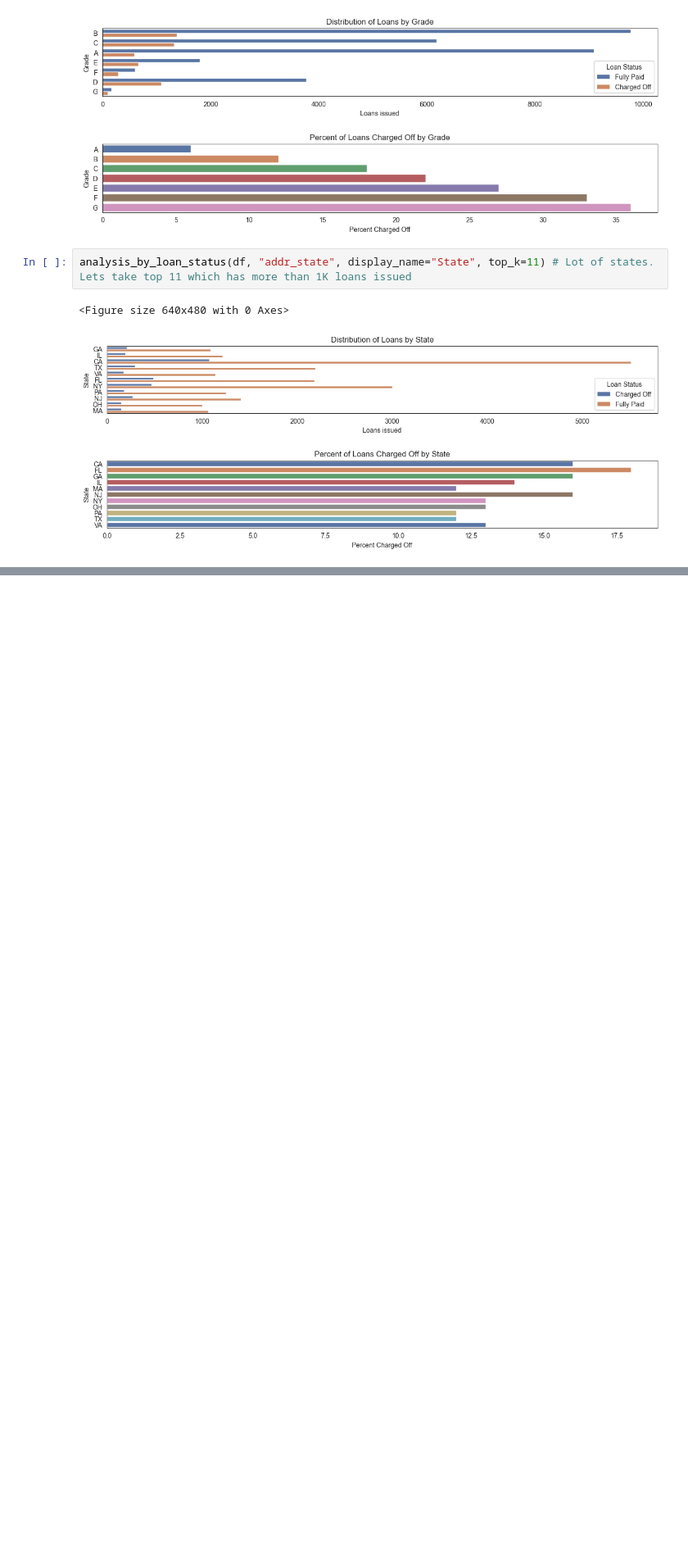
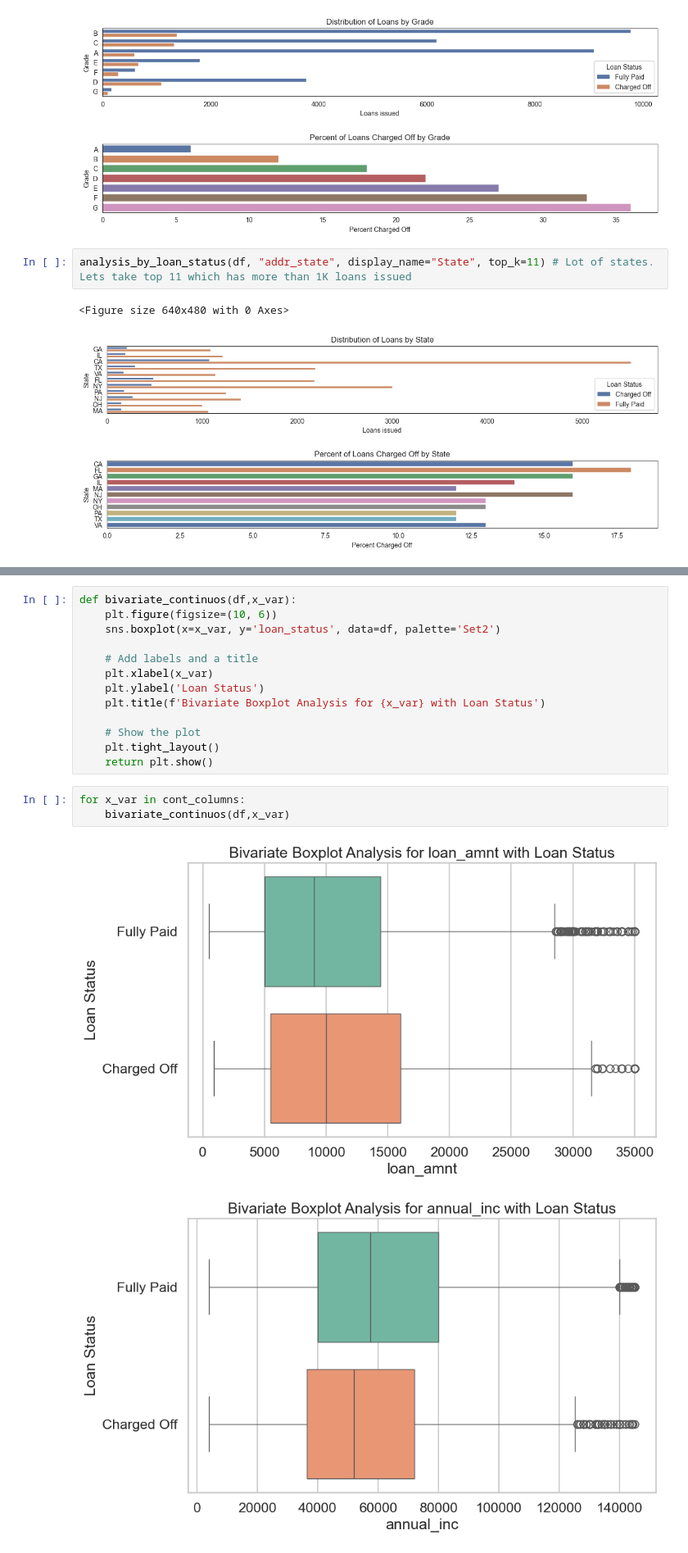
Before and after one commit to ritwikdesai/lending-club-case-study, a Jupyter notebook: lending_club.ipynb, the cells around one changed output, grey strips where cells are left out. Shown at 82% size. Saved outputs shown, nothing was run; the diff lists cells and outputs as text; blank space fills up the shorter version.

Commit message:
Bivariate Addition and few changes

```diff
--- a/lending_club.ipynb
+++ b/lending_club.ipynb
@@ -585,0 +713,19 @@ analysis_by_loan_status(df, "addr_state", display_name="State", top_k=11) # Lot
+# %%
+def bivariate_continuos(df,x_var):
+    plt.figure(figsize=(10, 6))
+    sns.boxplot(x=x_var, y='loan_status', data=df, palette='Set2')
+
+    # Add labels and a title
+    plt.xlabel(x_var)
+    plt.ylabel('Loan Status')
+    plt.title(f'Bivariate Boxplot Analysis for {x_var} with Loan Status')
+
+    # Show the plot
+    plt.tight_layout()
+    return plt.show()
+# %%
+for x_var in cont_columns:
+    bivariate_continuos(df,x_var)
+# %% [output]
+[figure, added]
+[figure, added]
```
Also changed, not shown: parts of 18 cells of this notebook.
